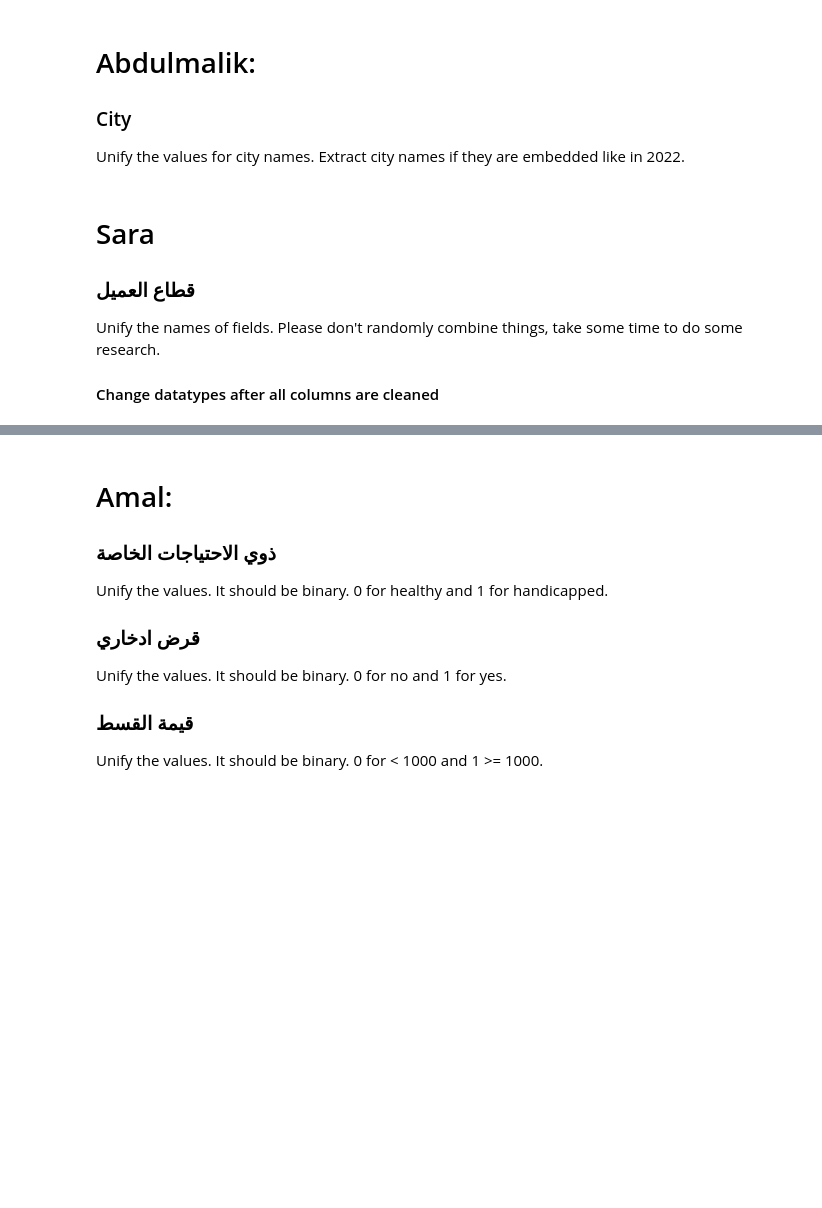
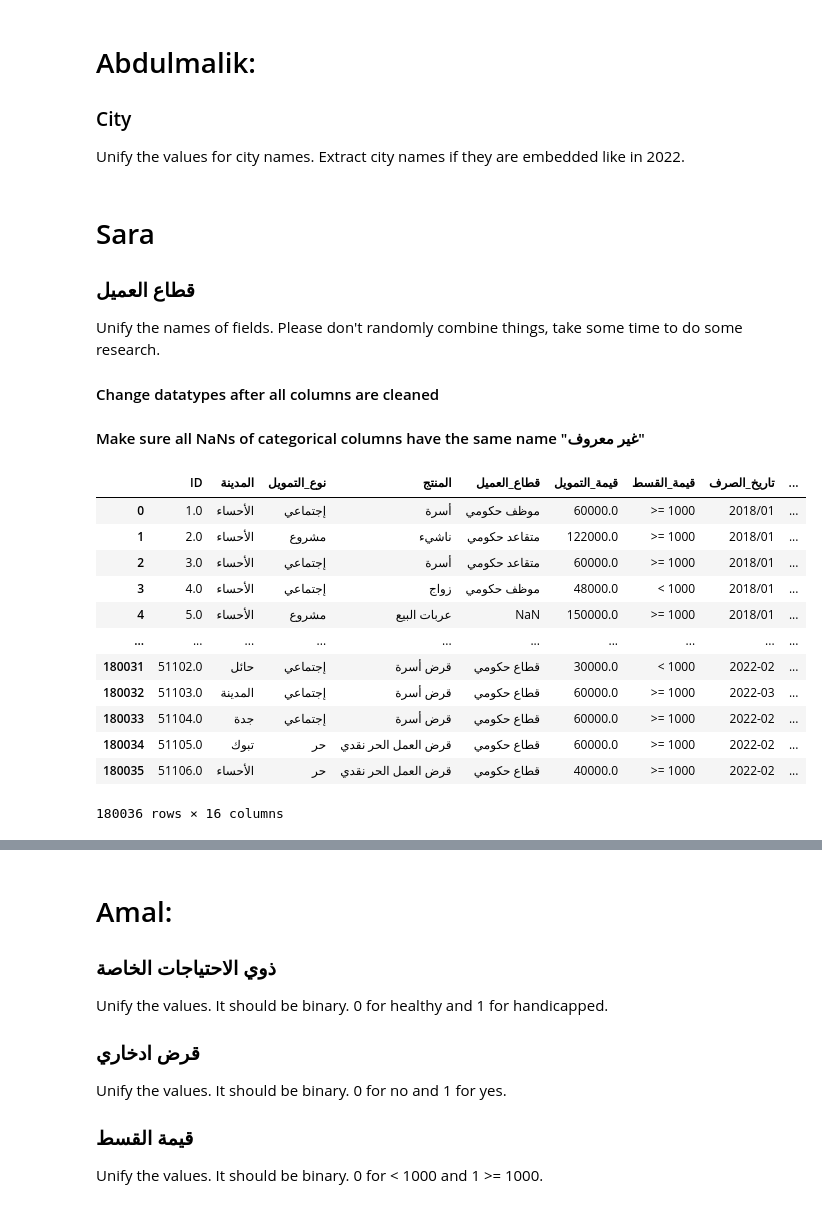
Before and after one commit to aeprogress/gov_banking_eda, a Jupyter notebook: src/preprocessing_concatenation.ipynb, the cells around one changed output, grey strips where cells are left out. Cells and saved outputs as stored; diff of their text form; code cells hidden in the pictures; blank space fills up the shorter version.

```diff
--- a/src/preprocessing_concatenation.ipynb
+++ b/src/preprocessing_concatenation.ipynb
@@ -166,3 +166,4 @@ data["المدينة"] = data["المدينة"].replace(['بنك التنمية
 Unify the names of fields. Please don't randomly combine things, take some time to do some research.
 
 #### Change datatypes after all columns are cleaned
+#### Make sure all NaNs of categorical columns have the same name "غير معروف"
@@ -171,0 +170,16 @@ print("This bit of code is to test for conflict")
+# %%
+data
+# %% [output]
+|  | ID | المدينة | نوع_التمويل | المنتج | قطاع_العميل | قيمة_التمويل | قيمة_القسط | تاريخ_الصرف | ... |
+| 0 | 1.0 | الأحساء | إجتماعي | أسرة | موظف حكومي | 60000.0 | >= 1000 | 2018/01 | ... |
+| 1 | 2.0 | الأحساء | مشروع | ناشيء | متقاعد حكومي | 122000.0 | >= 1000 | 2018/01 | ... |
+| 2 | 3.0 | الأحساء | إجتماعي | أسرة | متقاعد حكومي | 60000.0 | >= 1000 | 2018/01 | ... |
+| 3 | 4.0 | الأحساء | إجتماعي | زواج | موظف حكومي | 48000.0 | < 1000 | 2018/01 | ... |
+| 4 | 5.0 | الأحساء | مشروع | عربات البيع | NaN | 150000.0 | >= 1000 | 2018/01 | ... |
+| ... | ... | ... | ... | ... | ... | ... | ... | ... | ... |
+| 180031 | 51102.0 | حائل | إجتماعي | قرض أسرة | قطاع حكومي | 30000.0 | < 1000 | 2022-02 | ... |
+| 180032 | 51103.0 | المدينة | إجتماعي | قرض أسرة | قطاع حكومي | 60000.0 | >= 1000 | 2022-03 | ... |
+| 180033 | 51104.0 | جدة | إجتماعي | قرض أسرة | قطاع حكومي | 60000.0 | >= 1000 | 2022-02 | ... |
+| 180034 | 51105.0 | تبوك | حر | قرض العمل الحر نقدي | قطاع حكومي | 60000.0 | >= 1000 | 2022-02 | ... |
+| 180035 | 51106.0 | الأحساء | حر | قرض العمل الحر نقدي | قطاع حكومي | 40000.0 | >= 1000 | 2022-02 | ... |
+180036 rows × 16 columns
```
Also changed, not shown: parts of 2 cells of this notebook.
